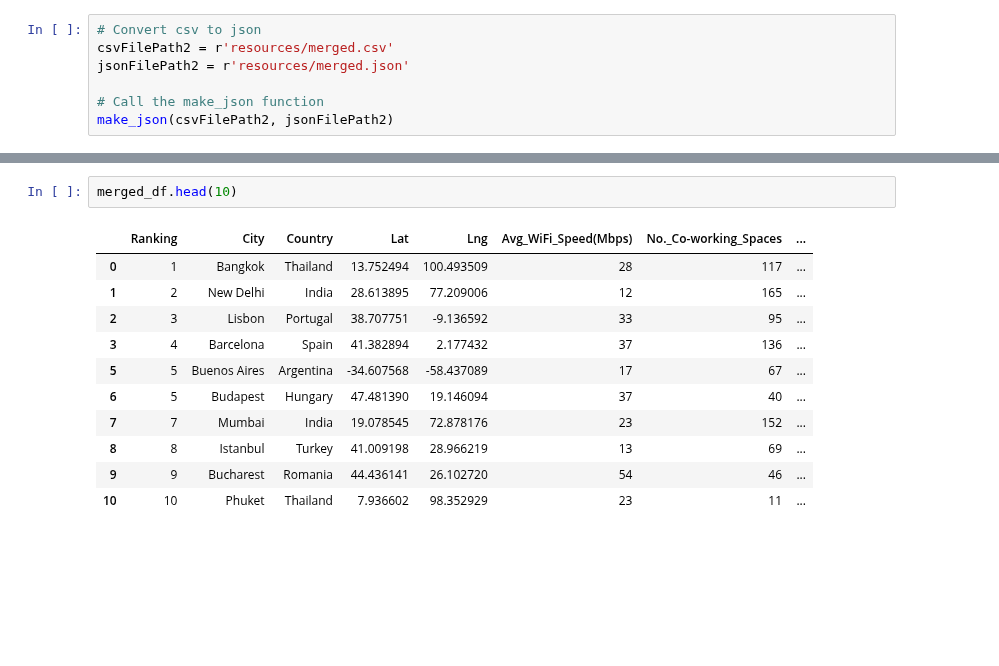
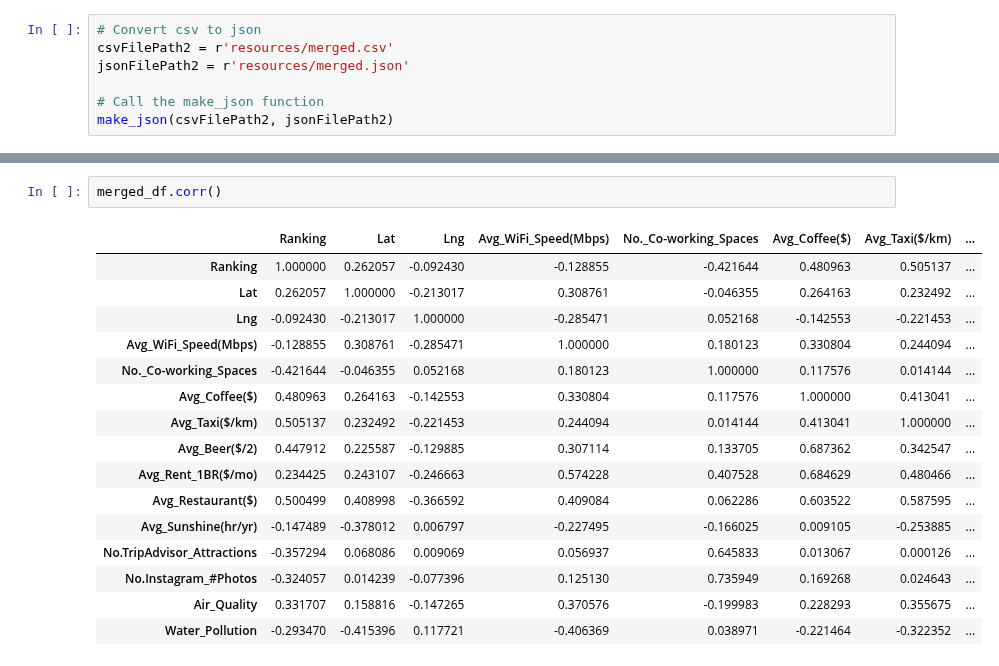
Before and after one commit to simpelaki/project_3, a Jupyter notebook: static/project3.ipynb, the cells around one changed output, grey strips where cells are left out. Cells and saved outputs as stored; diff of their text form; blank space fills up the shorter version.

```diff
--- a/static/project3.ipynb
+++ b/static/project3.ipynb
@@ -477,14 +436,19 @@ merged_df.describe()
-# %%
-merged_df.head(10)
-# %% [output]
-|  | Ranking | City | Country | Lat | Lng | Avg_WiFi_Speed(Mbps) | No._Co-working_Spaces | ... |
-| 0 | 1 | Bangkok | Thailand | 13.752494 | 100.493509 | 28 | 117 | ... |
-| 1 | 2 | New Delhi | India | 28.613895 | 77.209006 | 12 | 165 | ... |
-| 2 | 3 | Lisbon | Portugal | 38.707751 | -9.136592 | 33 | 95 | ... |
-| 3 | 4 | Barcelona | Spain | 41.382894 | 2.177432 | 37 | 136 | ... |
-| 5 | 5 | Buenos Aires | Argentina | -34.607568 | -58.437089 | 17 | 67 | ... |
-| 6 | 5 | Budapest | Hungary | 47.481390 | 19.146094 | 37 | 40 | ... |
-| 7 | 7 | Mumbai | India | 19.078545 | 72.878176 | 23 | 152 | ... |
-| 8 | 8 | Istanbul | Turkey | 41.009198 | 28.966219 | 13 | 69 | ... |
-| 9 | 9 | Bucharest | Romania | 44.436141 | 26.102720 | 54 | 46 | ... |
-| 10 | 10 | Phuket | Thailand | 7.936602 | 98.352929 | 23 | 11 | ... |
+# %%
+merged_df.corr()
+# %% [output]
+|  | Ranking | Lat | Lng | Avg_WiFi_Speed(Mbps) | No._Co-working_Spaces | Avg_Coffee($) | Avg_Taxi($/km) | ... |
+| Ranking | 1.000000 | 0.262057 | -0.092430 | -0.128855 | -0.421644 | 0.480963 | 0.505137 | ... |
+| Lat | 0.262057 | 1.000000 | -0.213017 | 0.308761 | -0.046355 | 0.264163 | 0.232492 | ... |
+| Lng | -0.092430 | -0.213017 | 1.000000 | -0.285471 | 0.052168 | -0.142553 | -0.221453 | ... |
+| Avg_WiFi_Speed(Mbps) | -0.128855 | 0.308761 | -0.285471 | 1.000000 | 0.180123 | 0.330804 | 0.244094 | ... |
+| No._Co-working_Spaces | -0.421644 | -0.046355 | 0.052168 | 0.180123 | 1.000000 | 0.117576 | 0.014144 | ... |
+| Avg_Coffee($) | 0.480963 | 0.264163 | -0.142553 | 0.330804 | 0.117576 | 1.000000 | 0.413041 | ... |
+| Avg_Taxi($/km) | 0.505137 | 0.232492 | -0.221453 | 0.244094 | 0.014144 | 0.413041 | 1.000000 | ... |
+| Avg_Beer($/2) | 0.447912 | 0.225587 | -0.129885 | 0.307114 | 0.133705 | 0.687362 | 0.342547 | ... |
+| Avg_Rent_1BR($/mo) | 0.234425 | 0.243107 | -0.246663 | 0.574228 | 0.407528 | 0.684629 | 0.480466 | ... |
+| Avg_Restaurant($) | 0.500499 | 0.408998 | -0.366592 | 0.409084 | 0.062286 | 0.603522 | 0.587595 | ... |
+| Avg_Sunshine(hr/yr) | -0.147489 | -0.378012 | 0.006797 | -0.227495 | -0.166025 | 0.009105 | -0.253885 | ... |
+| No.TripAdvisor_Attractions | -0.357294 | 0.068086 | 0.009069 | 0.056937 | 0.645833 | 0.013067 | 0.000126 | ... |
+| No.Instagram_#Photos | -0.324057 | 0.014239 | -0.077396 | 0.125130 | 0.735949 | 0.169268 | 0.024643 | ... |
+| Air_Quality | 0.331707 | 0.158816 | -0.147265 | 0.370576 | -0.199983 | 0.228293 | 0.355675 | ... |
+| Water_Pollution | -0.293470 | -0.415396 | 0.117721 | -0.406369 | 0.038971 | -0.221464 | -0.322352 | ... |
```
Also changed, not shown: parts of 8 cells of this notebook, 7 other files.
